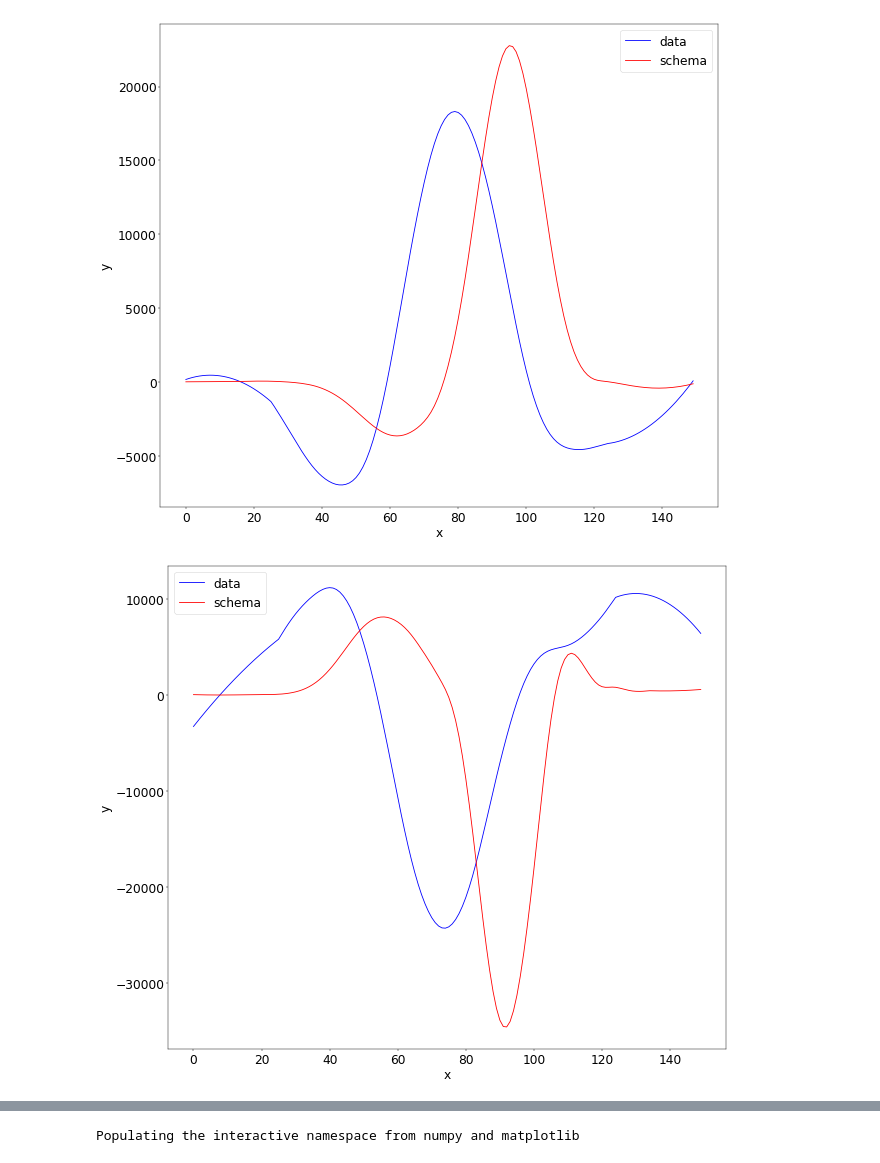
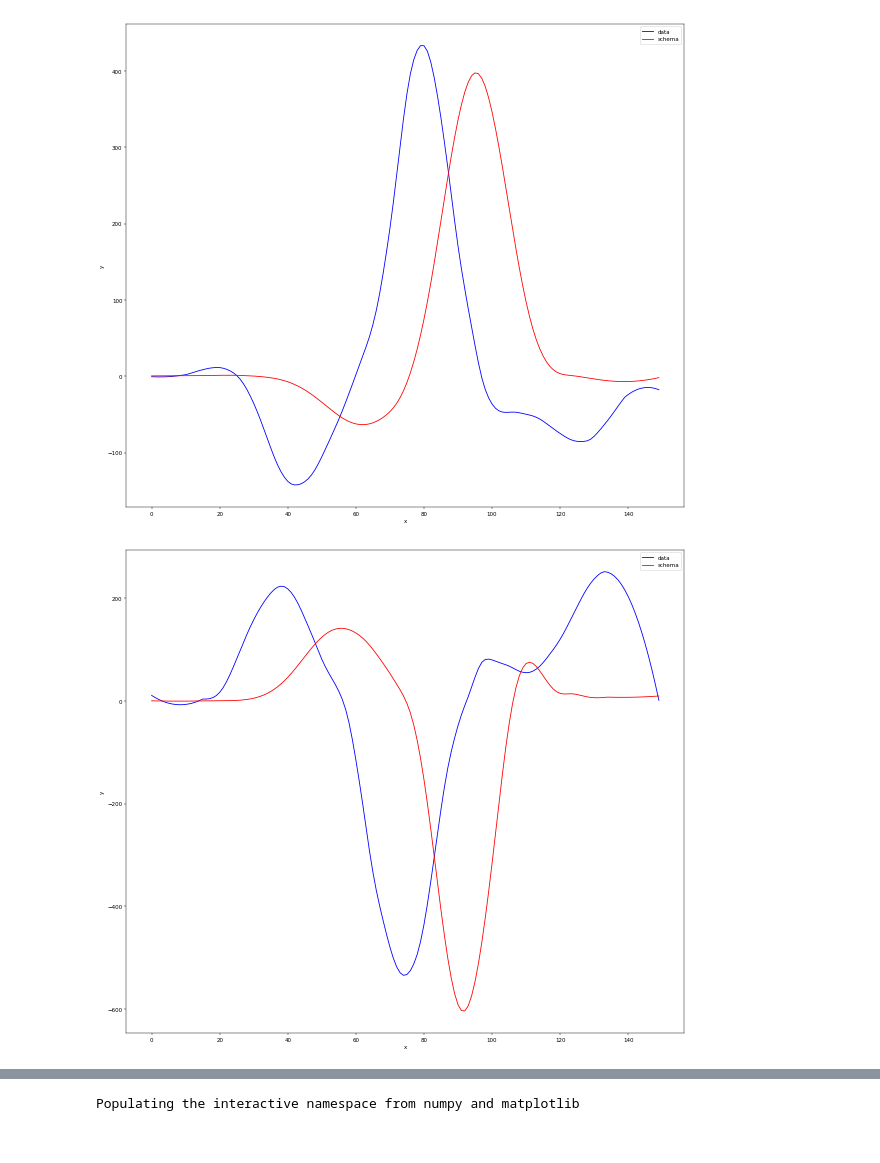
Before and after one commit to n3hrox/Biometric-analysis, a Jupyter notebook: gyro_data.ipynb, the cells around one changed output, grey strips where cells are left out. Drawn from its saved outputs; the diff is of its cells as text; code cells hidden in the pictures.

```diff
--- a/gyro_data.ipynb
+++ b/gyro_data.ipynb
@@ -58,40 +58,40 @@ gyro_data_forward = pd.read_csv('./amg-forward/gyro.csv', names=col_names)
 xaxis = list(range(len(gyro_data_forward)))[TMP_START:TMP_END]
 
 x_normal = gyro_data_forward['X'][TMP_START:TMP_END]
 y_normal = gyro_data_forward['Y'][TMP_START:TMP_END]
 z_normal = gyro_data_forward['Z'][TMP_START:TMP_END]
 
 # forward data normalization
 x_normal = savgol_filter(list(x_normal), 21, 2)
-x_normal = savgol_filter(list(x_normal), 51, 2)
+# x_normal = savgol_filter(list(x_normal), 51, 2)
 y_normal = savgol_filter(list(y_normal), 31, 2)
-y_normal = savgol_filter(list(y_normal), 51, 2)
+# y_normal = savgol_filter(list(y_normal), 51, 2)
 z_normal = savgol_filter(list(z_normal), 11, 2)
 z_normal = savgol_filter(list(z_normal), 21, 2)
 
 
 fig = plt.figure(figsize=(18, 16), dpi=40, facecolor='w', edgecolor='k')
-plt.plot(xaxis, np.rad2deg(x_normal), color="blue", label="data")
-plt.plot(xaxis, np.rad2deg(x_reference), color="red", label="schema")
+plt.plot(xaxis, x_normal, color="blue", label="data")
+plt.plot(xaxis, x_reference, color="red", label="schema")
 plt.xlabel('x')
 plt.ylabel('y')
 plt.legend()
 plt.show()
 fig2 = plt.figure(figsize=(18, 16), dpi=40, facecolor='w', edgecolor='k')
-plt.plot(xaxis, np.rad2deg(y_normal), color="blue", label="data")
-plt.plot(xaxis, np.rad2deg(y_reference), color="red", label="schema")
+plt.plot(xaxis, y_normal, color="blue", label="data")
+plt.plot(xaxis, y_reference, color="red", label="schema")
 # plt.plot(xaxis, np.rad2deg(z_normal), color="black", label="zaxis")
 plt.xlabel('x')
 plt.ylabel('y')
 plt.legend()
 plt.show()
 fig3 = plt.figure(figsize=(18, 16), dpi=40, facecolor='w', edgecolor='k')
-plt.plot(xaxis, np.rad2deg(z_normal), color="blue", label="data")
-plt.plot(xaxis, np.rad2deg(z_reference), color="red", label="schema")
+plt.plot(xaxis, z_normal, color="blue", label="data")
+plt.plot(xaxis, z_reference, color="red", label="schema")
 plt.xlabel('x')
 plt.ylabel('y')
 plt.legend()
 plt.show()
 # %% [output]
-[figure, old version]
+[figure, new version]
-[figure, old version]
+[figure, new version]
```
Also changed, not shown: parts of 8 cells of this notebook, 2 other files.
